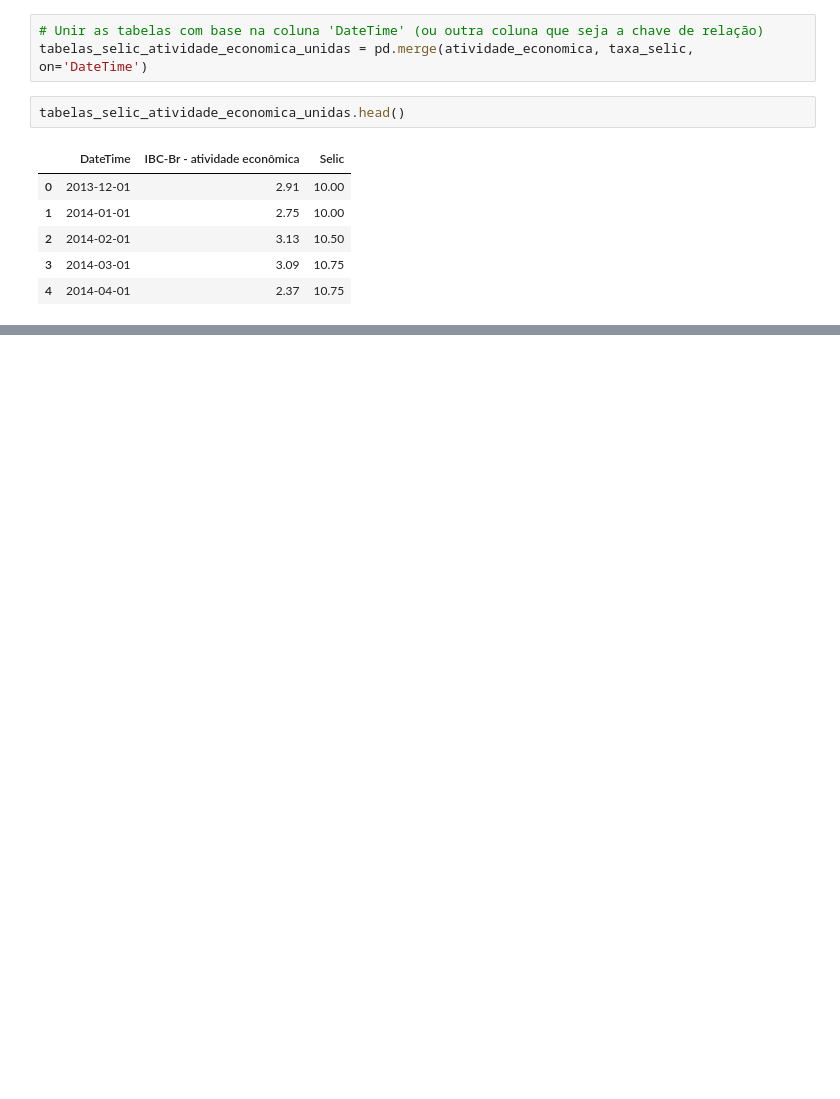
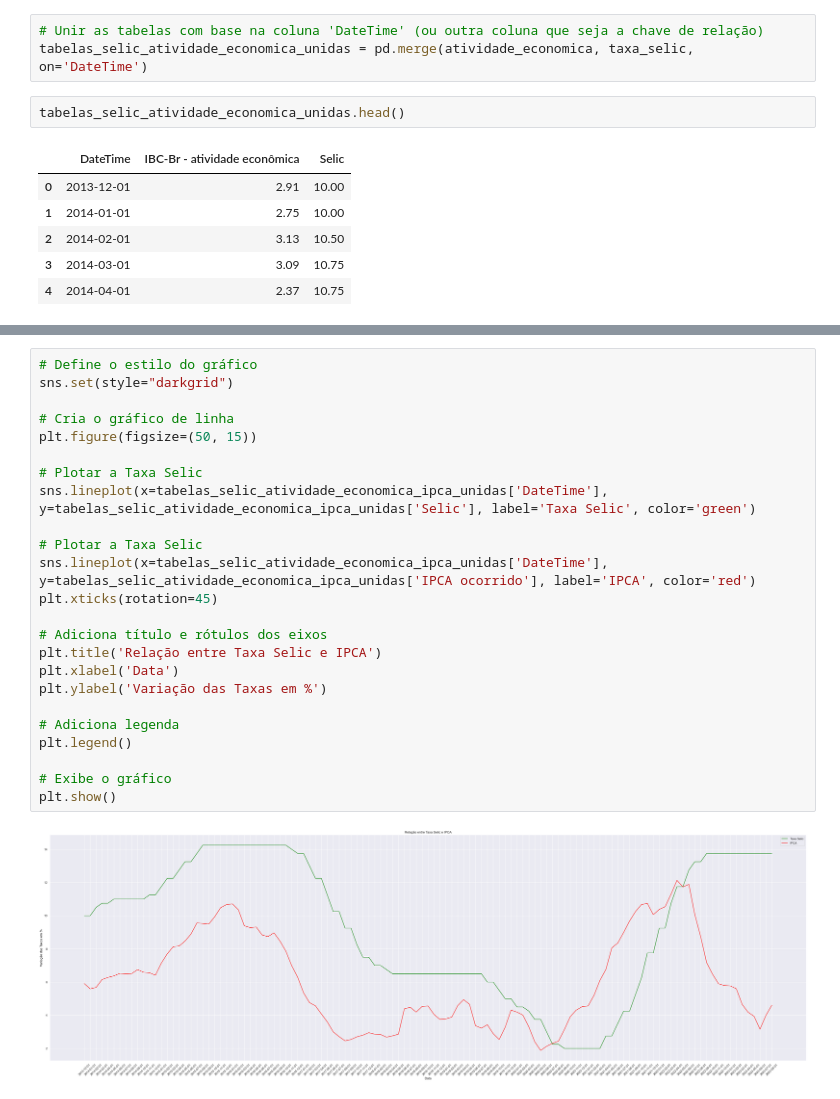
Before and after one commit to Macedo3/Analise-Curva-de-Laffer, a Jupyter notebook: Analise Taxa Selic/selic_atividade_economica.ipynb, the cells around one changed output, grey strips where cells are left out. Cells and saved outputs as stored; diff of their text form; blank space fills up the shorter version.

```diff
--- a/Analise Taxa Selic/selic_atividade_economica.ipynb
+++ b/Analise Taxa Selic/selic_atividade_economica.ipynb
@@ -135,0 +239,26 @@ plt.show()
+# %%
+# Define o estilo do gráfico
+sns.set(style="darkgrid")
+
+# Cria o gráfico de linha
+plt.figure(figsize=(50, 15))
+
+# Plotar a Taxa Selic
+sns.lineplot(x=tabelas_selic_atividade_economica_ipca_unidas['DateTime'], y=tabelas_selic_atividade_economica_ipca_unidas['Selic'], label='Taxa Selic', color='green')
+
+# Plotar a Taxa Selic
+sns.lineplot(x=tabelas_selic_atividade_economica_ipca_unidas['DateTime'], y=tabelas_selic_atividade_economica_ipca_unidas['IPCA ocorrido'], label='IPCA', color='red')
+plt.xticks(rotation=45)
+
+# Adiciona título e rótulos dos eixos
+plt.title('Relação entre Taxa Selic e IPCA')
+plt.xlabel('Data')
+plt.ylabel('Variação das Taxas em %')
+
+# Adiciona legenda
+plt.legend()
+
+# Exibe o gráfico
+plt.show()
+# %% [output]
+[figure, added]
```
Also changed, not shown: parts of 20 cells of this notebook, 1 other file.
